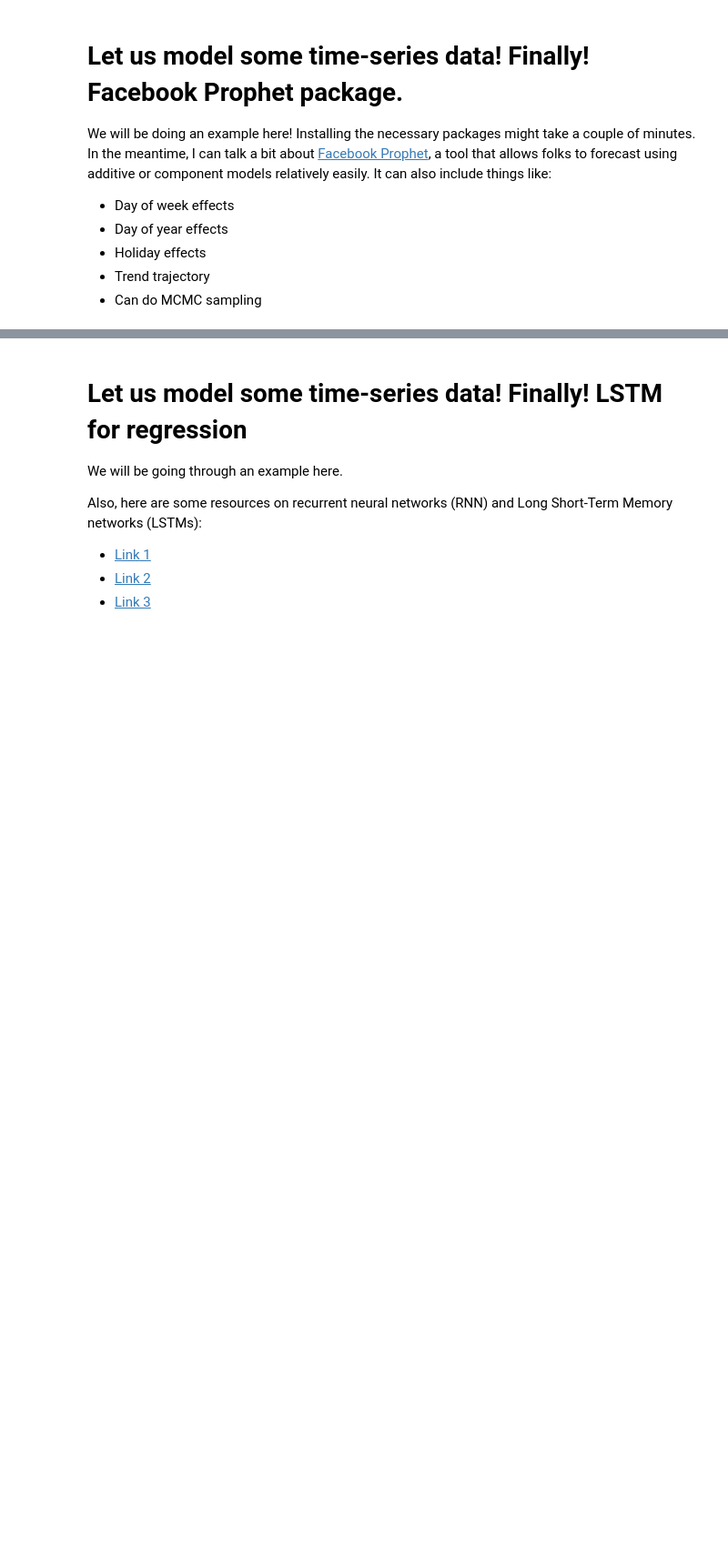
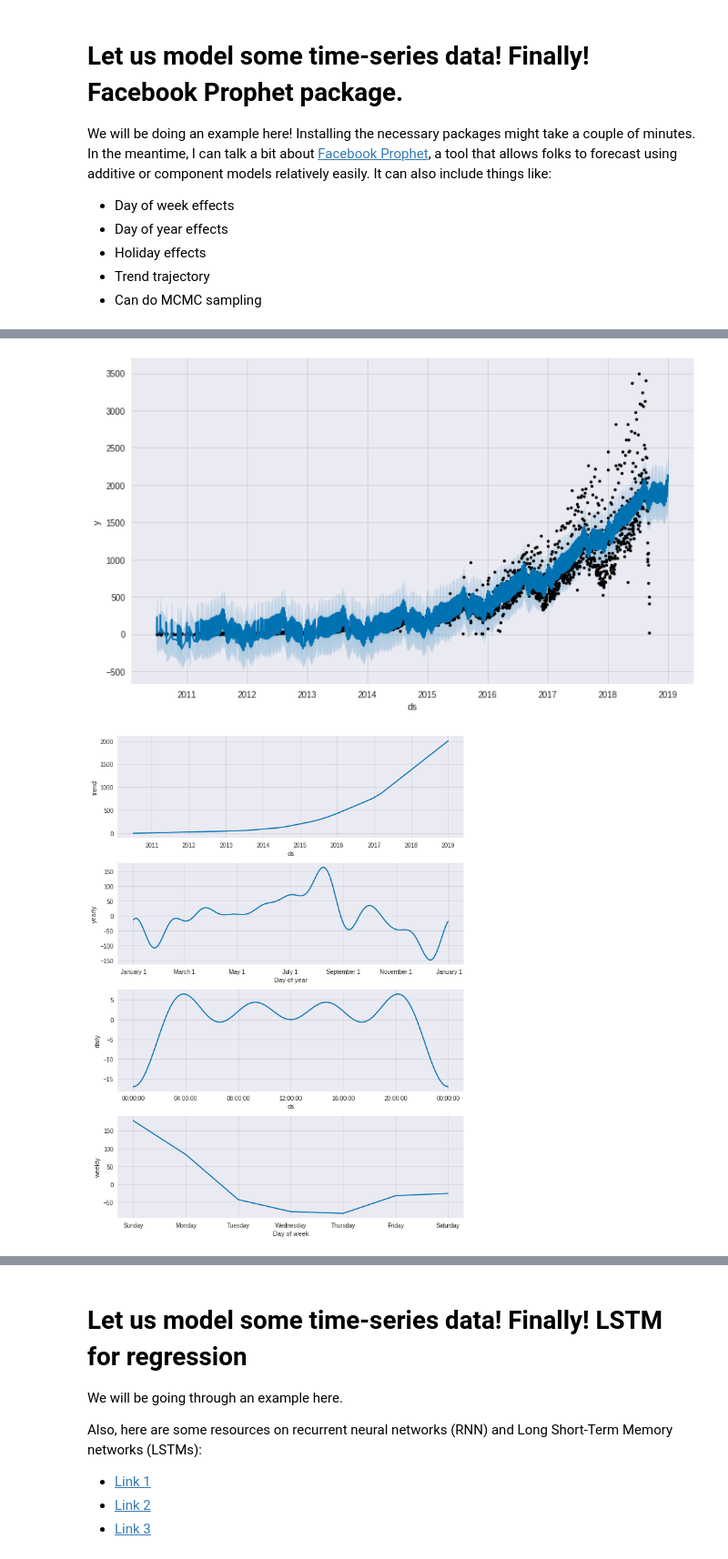
Before and after one commit to tklouie/PyData_LA_2018, a Jupyter notebook: PyData_LA_2018_Tutorial.ipynb, the cells around one changed output, grey strips where cells are left out. Shown at 91% size. Cells and saved outputs as stored; diff of their text form; code cells hidden in the pictures; blank space fills up the shorter version.

```diff
--- a/PyData_LA_2018_Tutorial.ipynb
+++ b/PyData_LA_2018_Tutorial.ipynb
@@ -700,5 +759,7 @@ mcmc_samples = 0
 # })
 # holidays = pd.concat((thanksgiving,christmas))
 holidays = None
+
+daily_seasonality = True
 # %%
 # get relevant data - note: could also try this with ts_log_diff
@@ -734,7 +790,8 @@ def create_daily_forecast(df,
                           holidays_prior_scale = 10,
                           interval_width = 0.8,
                           mcmc_samples = 1,
-                          future_num_points = 10):
+                          future_num_points = 10,
+                          daily_seasonality = True):
   """
   Create forecast
   """
@@ -746,20 +803,21 @@ def create_daily_forecast(df,
   #     df_['cap'] = max(df_['y']) if cap is None else cap
 
   # Create model object and fit to dataframe
-  m = Prophet(growth=growth
-              , n_changepoints=n_changepoints
-              , changepoint_prior_scale=changepoint_prior_scale
-              , changepoints=changepoints
-              , holidays=holidays
-              , holidays_prior_scale=holidays_prior_scale
-              , interval_width=interval_width
-              , mcmc_samples=mcmc_samples)
+  m = Prophet(growth = growth,
+              n_changepoints = n_changepoints,
+              changepoint_prior_scale = changepoint_prior_scale,
+              changepoints = changepoints,
+              holidays = holidays,
+              holidays_prior_scale = holidays_prior_scale,
+              interval_width = interval_width,
+              mcmc_samples = mcmc_samples,
+              daily_seasonality = daily_seasonality)
 
   # Fit model with dataframe
   m.fit(df_)
 
   # Create dataframe for predictions
-  future = m.make_future_dataframe(periods=future_num_points)
+  future = m.make_future_dataframe(periods = future_num_points)
   #     future['cap'] = max(df_['y']) if cap is None else cap
 
   # Create predictions
@@ -773,14 +831,19 @@ def create_daily_forecast(df,
 # %%
 fcst = create_daily_forecast(df_prophet,
 #                              cap,
                              holidays,
                              growth,
                              n_changepoints,
                              changepoint_prior_scale,
-                             changepoints, holidays_prior_scale,
+                             changepoints,
+                             holidays_prior_scale,
                              interval_width,
                              mcmc_samples,
-                             future_num_points)
+                             future_num_points,
+                             daily_seasonality)
+# %% [output]
+[figure, added]
+[figure, added]
 # %%
 def calculate_mape(y_true, y_pred):
     """ Calculate mean absolute percentage error (MAPE)"""
```
Also changed, not shown: parts of 32 cells of this notebook.
